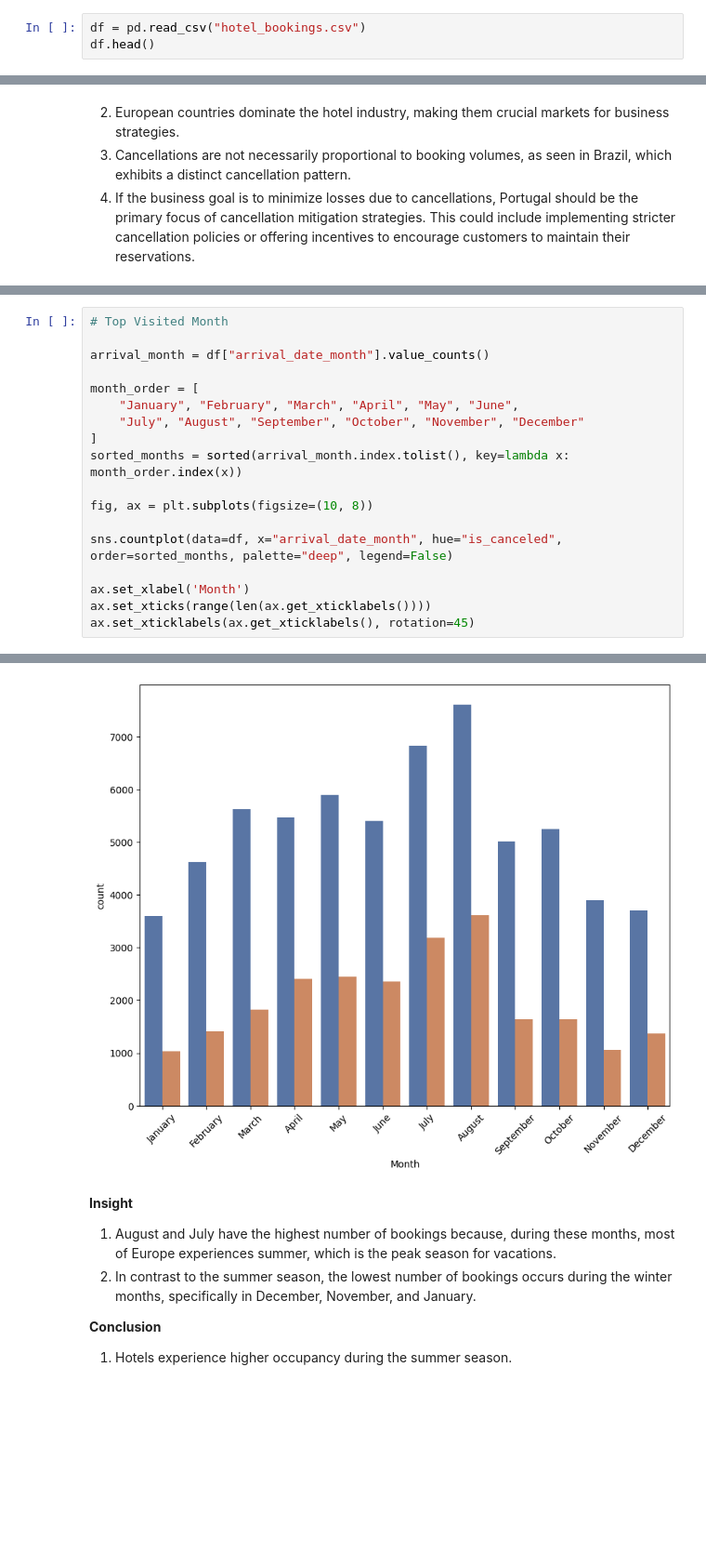
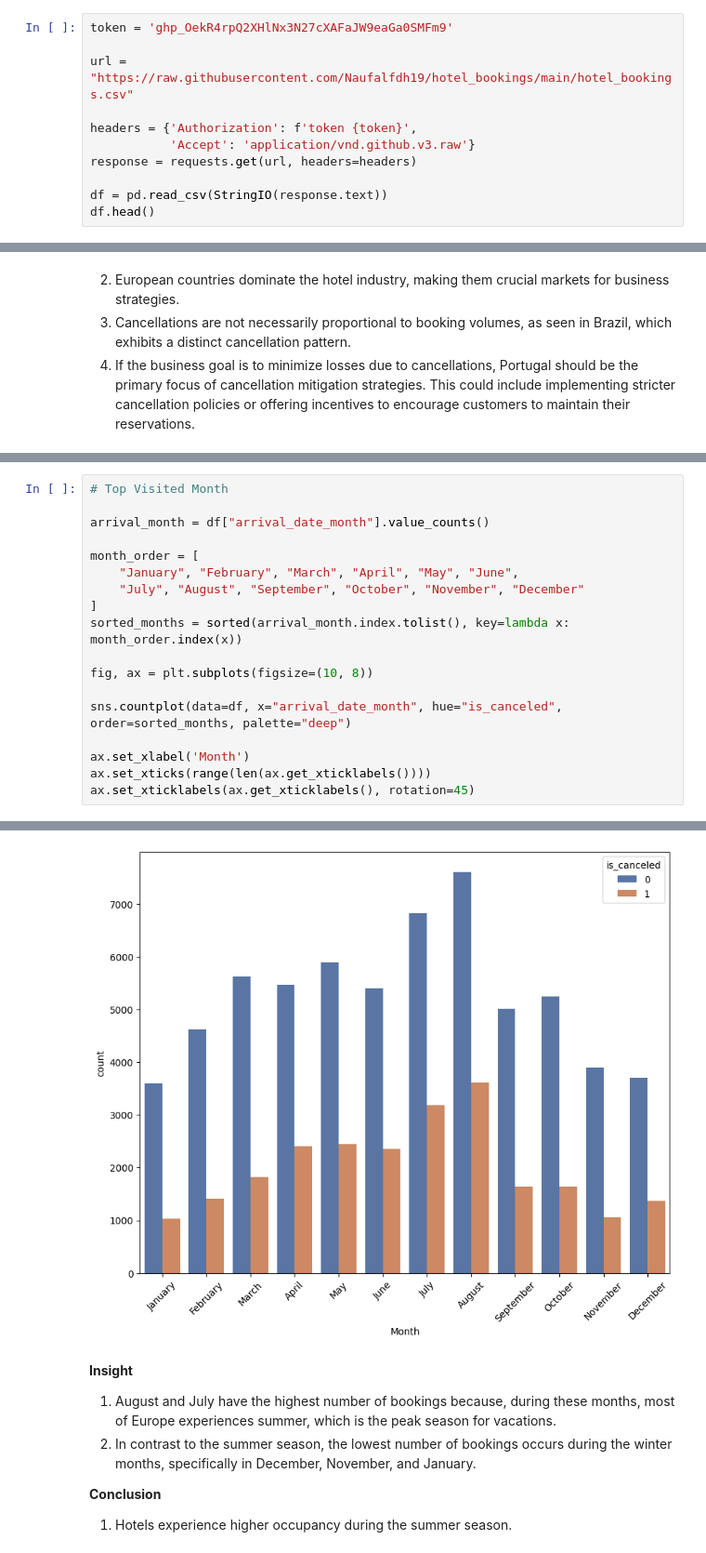
Before and after one commit to Naufalfdh19/hotel_bookings, a Jupyter notebook: hotel-bookings.ipynb, the cells around one changed output, grey strips where cells are left out. Shown at 93% size. Saved outputs shown, nothing was run; the diff lists cells and outputs as text; blank space fills up the shorter version.

```diff
--- a/hotel-bookings.ipynb
+++ b/hotel-bookings.ipynb
@@ -17,7 +21,15 @@ import seaborn as sns
 # %% [markdown]
 # Import Dataset
 # %%
-df = pd.read_csv("hotel_bookings.csv")
+token = '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'
+
+url = "https://raw.githubusercontent.com/Naufalfdh19/hotel_bookings/main/hotel_bookings.csv"
+
+headers = {'Authorization': f'token {token}',
+           'Accept': 'application/vnd.github.v3.raw'}
+response = requests.get(url, headers=headers)
+
+df = pd.read_csv(StringIO(response.text))
 df.head()
 # %% [output]
 |  | hotel | is_canceled | lead_time | arrival_date_year | arrival_date_month | arrival_date_week_number | ... |
@@ -310,35 +328,35 @@ Name: count, dtype: int64
 # %%
 # Top Visited Month
 
 arrival_month = df["arrival_date_month"].value_counts()
 
 month_order = [
     "January", "February", "March", "April", "May", "June",
     "July", "August", "September", "October", "November", "December"
 ]
 sorted_months = sorted(arrival_month.index.tolist(), key=lambda x: month_order.index(x))
 
 fig, ax = plt.subplots(figsize=(10, 8))
 
-sns.countplot(data=df, x="arrival_date_month", hue="is_canceled", order=sorted_months, palette="deep", legend=False)
+sns.countplot(data=df, x="arrival_date_month", hue="is_canceled", order=sorted_months, palette="deep")
 
 ax.set_xlabel('Month')
 ax.set_xticks(range(len(ax.get_xticklabels())))
 ax.set_xticklabels(ax.get_xticklabels(), rotation=45)
 # %% [output]
 [Text(0, 0, 'January'),
  Text(1, 0, 'February'),
  Text(2, 0, 'March'),
  Text(3, 0, 'April'),
  Text(4, 0, 'May'),
  Text(5, 0, 'June'),
  Text(6, 0, 'July'),
  Text(7, 0, 'August'),
  Text(8, 0, 'September'),
  Text(9, 0, 'October'),
  Text(10, 0, 'November'),
  Text(11, 0, 'December')]
-[figure, old version]
+[figure, new version]
 # %% [markdown]
 **Insight**
 1. August and July have the highest number of bookings because, during these months, most of Europe experiences summer, which is the peak season for vacations.
```
Also changed, not shown: parts of 14 cells of this notebook.
